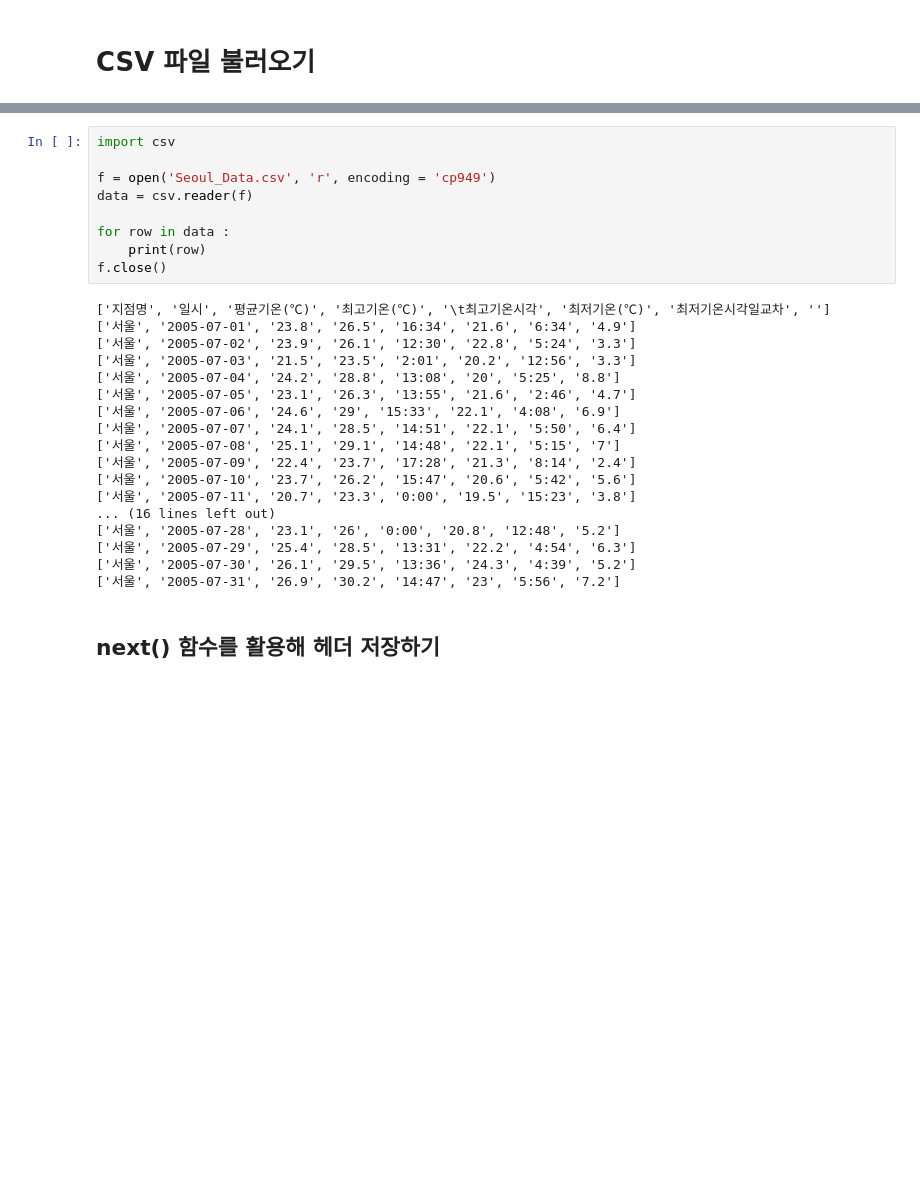
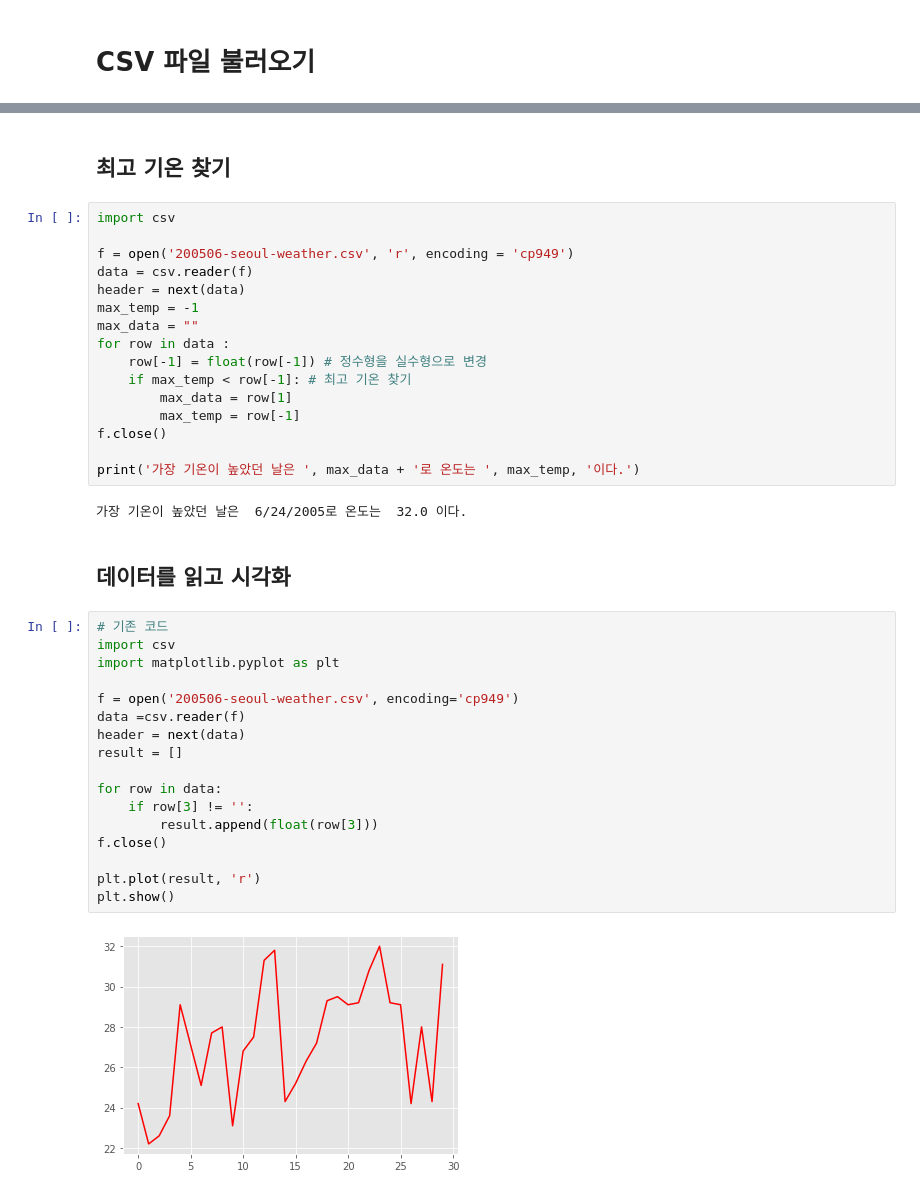
Before and after one commit to GGos3/Numpy, a Jupyter notebook: 2022.07.6/matplotlib.ipynb, the cells around one changed output, grey strips where cells are left out. Drawn from its saved outputs; the diff is of its cells as text; blank space fills up the shorter version.

```diff
--- a/2022.07.6/matplotlib.ipynb
+++ b/2022.07.6/matplotlib.ipynb
@@ -84,29 +97,41 @@ plt.show()
+# %% [markdown]
+## 최고 기온 찾기
+# %%
+import csv
+
+f = open('200506-seoul-weather.csv', 'r', encoding = 'cp949')
+data = csv.reader(f)
+header = next(data)
+max_temp = -1
+max_data = ""
+for row in data :
+    row[-1] = float(row[-1]) # 정수형을 실수형으로 변경
+    if max_temp < row[-1]: # 최고 기온 찾기
+        max_data = row[1]
+        max_temp = row[-1]
+f.close()
+
+print('가장 기온이 높았던 날은 ', max_data + '로 온도는 ', max_temp, '이다.')
+# %% [output]
+가장 기온이 높았던 날은  6/24/2005로 온도는  32.0 이다.
+# %% [markdown]
+## 데이터를 읽고 시각화
 # %%
+# 기존 코드
 import csv
+import matplotlib.pyplot as plt
 
-f = open('Seoul_Data.csv', 'r', encoding = 'cp949')
-data = csv.reader(f)
+f = open('200506-seoul-weather.csv', encoding='cp949')
+data =csv.reader(f)
+header = next(data)
+result = []
 
-for row in data :
-    print(row)
+for row in data:
+    if row[3] != '':
+        result.append(float(row[3]))
 f.close()
+
+plt.plot(result, 'r')
+plt.show()
 # %% [output]
-['지점명', '일시', '평균기온(℃)', '최고기온(℃)', '\t최고기온시각', '최저기온(℃)', '최저기온시각일교차', '']
-['서울', '2005-07-01', '23.8', '26.5', '16:34', '21.6', '6:34', '4.9']
-['서울', '2005-07-02', '23.9', '26.1', '12:30', '22.8', '5:24', '3.3']
-['서울', '2005-07-03', '21.5', '23.5', '2:01', '20.2', '12:56', '3.3']
-['서울', '2005-07-04', '24.2', '28.8', '13:08', '20', '5:25', '8.8']
-['서울', '2005-07-05', '23.1', '26.3', '13:55', '21.6', '2:46', '4.7']
-['서울', '2005-07-06', '24.6', '29', '15:33', '22.1', '4:08', '6.9']
-['서울', '2005-07-07', '24.1', '28.5', '14:51', '22.1', '5:50', '6.4']
-['서울', '2005-07-08', '25.1', '29.1', '14:48', '22.1', '5:15', '7']
-['서울', '2005-07-09', '22.4', '23.7', '17:28', '21.3', '8:14', '2.4']
-['서울', '2005-07-10', '23.7', '26.2', '15:47', '20.6', '5:42', '5.6']
-['서울', '2005-07-11', '20.7', '23.3', '0:00', '19.5', '15:23', '3.8']
-... (16 lines left out)
-['서울', '2005-07-28', '23.1', '26', '0:00', '20.8', '12:48', '5.2']
-['서울', '2005-07-29', '25.4', '28.5', '13:31', '22.2', '4:54', '6.3']
-['서울', '2005-07-30', '26.1', '29.5', '13:36', '24.3', '4:39', '5.2']
-['서울', '2005-07-31', '26.9', '30.2', '14:47', '23', '5:56', '7.2']
+[figure, added]
-# %% [markdown]
-## next() 함수를 활용해 헤더 저장하기
```
Also changed, not shown: parts of 20 cells of this notebook, 5 other files.
